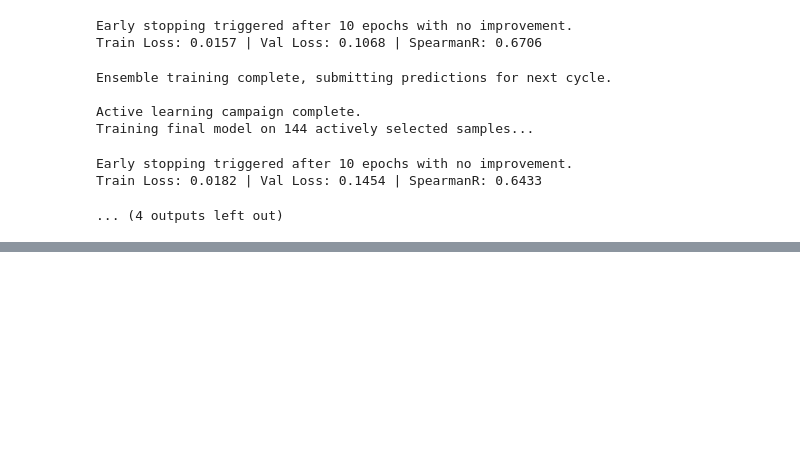
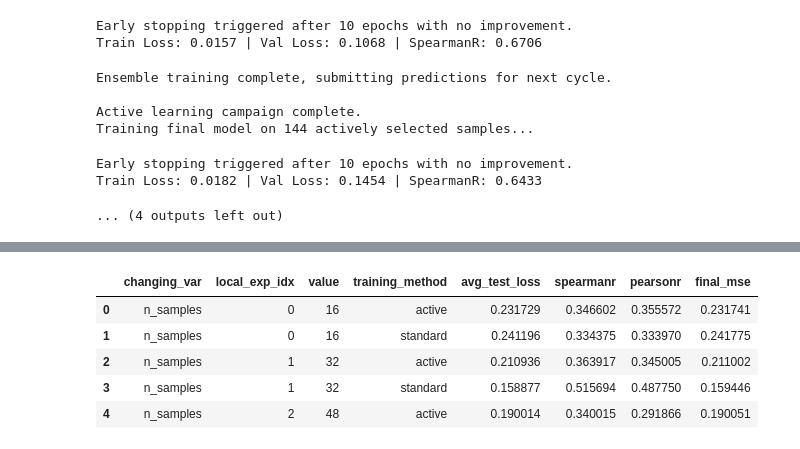
Before and after one commit to ogarrett54/plm_with_active_learning, a Jupyter notebook: pikh1_hma/esm2_active_fine-tuning.ipynb, the cells around one changed output, grey strips where cells are left out. Drawn from its saved outputs; the diff is of its cells as text; code cells hidden in the pictures; blank space fills up the shorter version.

Commit message:
Write and execute experiment to test data efficiency in the ensemble approach

```diff
--- a/pikh1_hma/esm2_active_fine-tuning.ipynb
+++ b/pikh1_hma/esm2_active_fine-tuning.ipynb
@@ -736,0 +884,12 @@ Train Loss: 0.0182 | Val Loss: 0.1454 | SpearmanR: 0.6433
+# %%
+import pandas as pd
+
+lc_df = pd.read_csv("results/01_basic_ensemble/active_vs_standard_learning_curve_test.csv")
+lc_df.head()
+# %% [output]
+|  | changing_var | local_exp_idx | value | training_method | avg_test_loss | spearmanr | pearsonr | final_mse |
+| 0 | n_samples | 0 | 16 | active | 0.231729 | 0.346602 | 0.355572 | 0.231741 |
+| 1 | n_samples | 0 | 16 | standard | 0.241196 | 0.334375 | 0.333970 | 0.241775 |
+| 2 | n_samples | 1 | 32 | active | 0.210936 | 0.363917 | 0.345005 | 0.211002 |
+| 3 | n_samples | 1 | 32 | standard | 0.158877 | 0.515694 | 0.487750 | 0.159446 |
+| 4 | n_samples | 2 | 48 | active | 0.190014 | 0.340015 | 0.291866 | 0.190051 |
```
Also changed, not shown: parts of 7 cells of this notebook, 4 other files.
